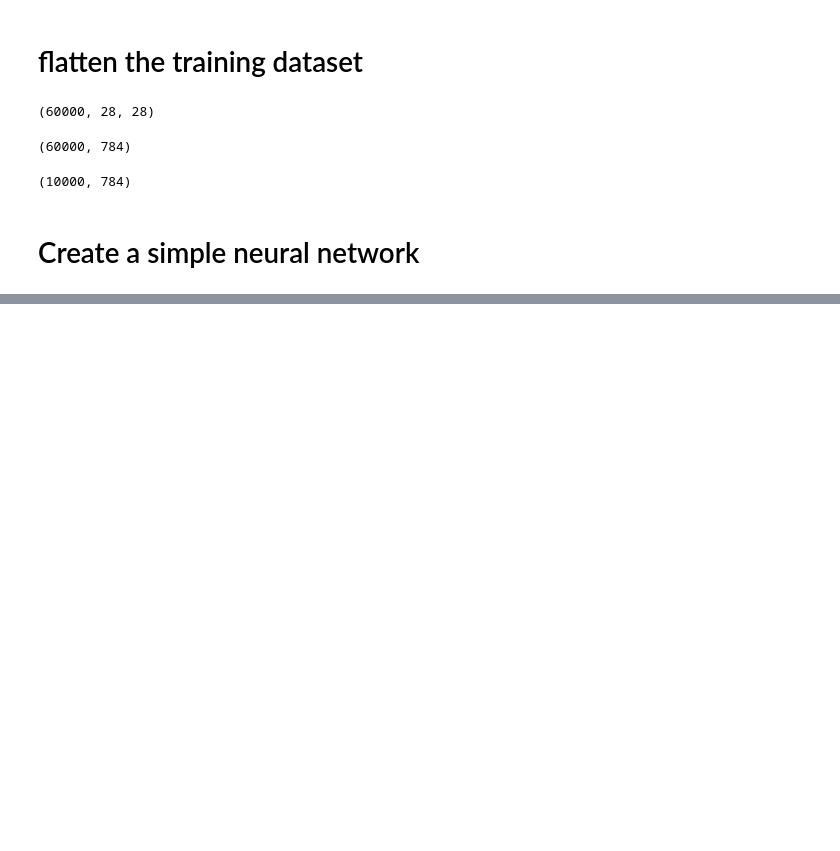
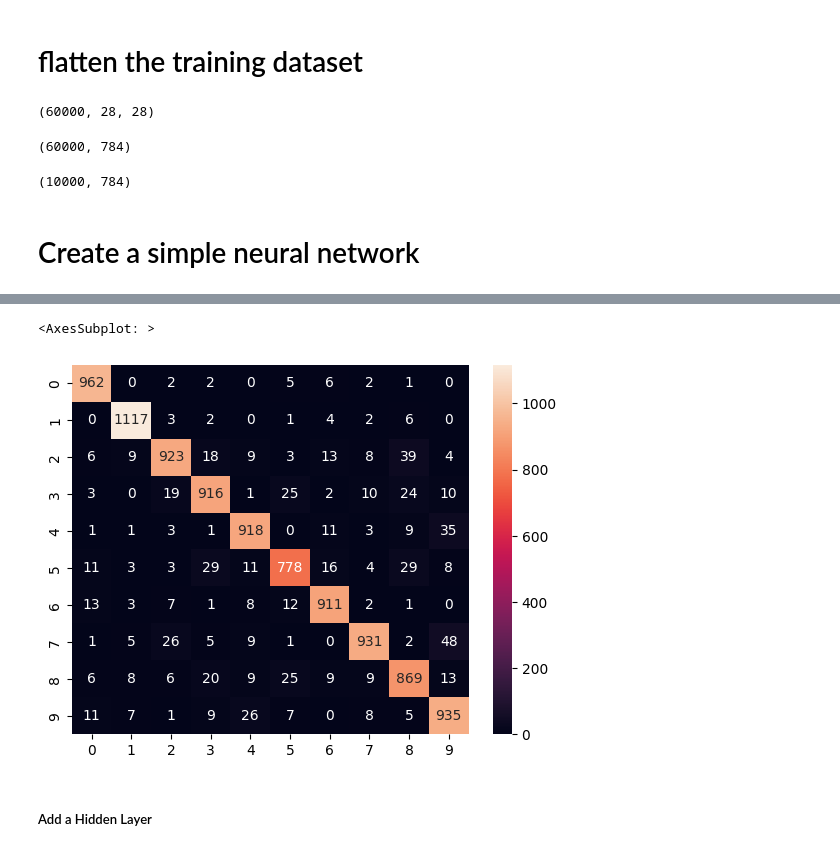
Before and after one commit to AshwiniNam/Deep-learning, a Jupyter notebook: Handwritten digits.ipynb, the cells around one changed output, grey strips where cells are left out. Cells and saved outputs as stored; diff of their text form; code cells hidden in the pictures; blank space fills up the shorter version.

```diff
--- a/Handwritten digits.ipynb
+++ b/Handwritten digits.ipynb
@@ -107,0 +109,2 @@ model.evaluate(X_test_flattened,y_test)
+# %%
+predicted = model.predict(X_test_flattened)
@@ -107,0 +119,2 @@ model.evaluate(X_test_flattened,y_test)
+# %%
+predicted_labels = [np.argmax(i) for i in predicted]
@@ -107,0 +126,3 @@ model.evaluate(X_test_flattened,y_test)
+# %%
+cm = tensorflow.math.confusion_matrix(labels=y_test,predictions=predicted_labels)
+cm
@@ -107,0 +143,7 @@ model.evaluate(X_test_flattened,y_test)
+# %%
+sb.heatmap(cm,annot=True,fmt='d')
+# %% [output]
+<AxesSubplot: >
+[figure, added]
+# %% [markdown]
+##### Add a Hidden Layer
```
Also changed, not shown: parts of 14 cells of this notebook, 4 other files.
